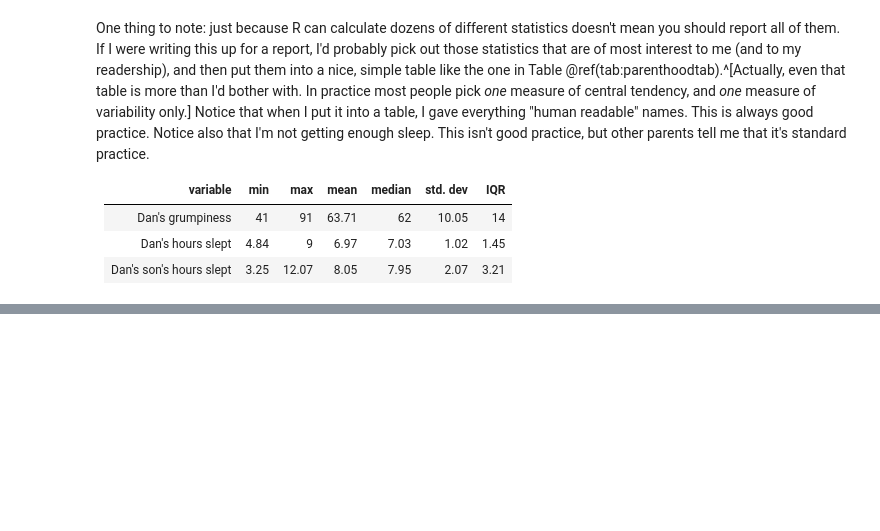
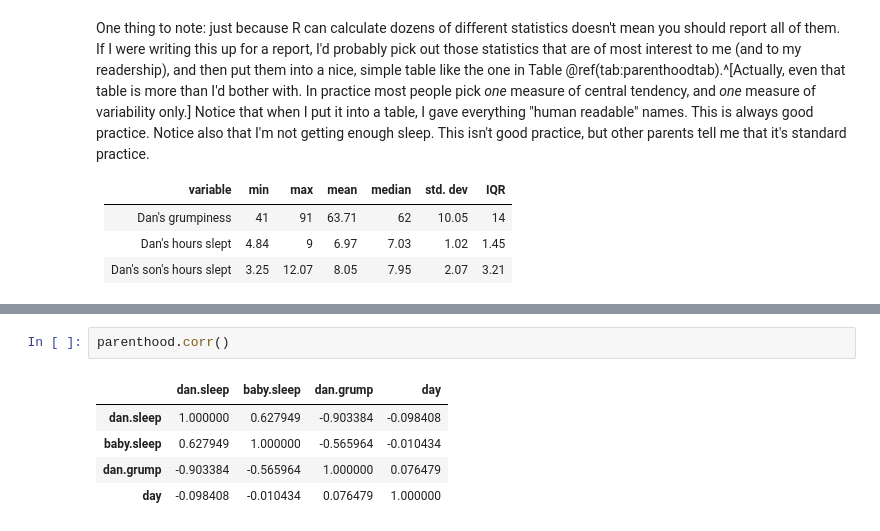
Before and after one commit to ethanweed/pythonbook, a Jupyter notebook: Chapters/03.05-descriptives.ipynb, the cells around one changed output, grey strips where cells are left out. Drawn from its saved outputs; the diff is of its cells as text; blank space fills up the shorter version.

```diff
--- a/Chapters/03.05-descriptives.ipynb
+++ b/Chapters/03.05-descriptives.ipynb
@@ -1362,0 +939,8 @@ Thus it is no small thing to say that the first task of the statistician and the
+# %%
+parenthood.corr()
+# %% [output]
+|  | dan.sleep | baby.sleep | dan.grump | day |
+| dan.sleep | 1.000000 | 0.627949 | -0.903384 | -0.098408 |
+| baby.sleep | 0.627949 | 1.000000 | -0.565964 | -0.010434 |
+| dan.grump | -0.903384 | -0.565964 | 1.000000 | 0.076479 |
+| day | -0.098408 | -0.010434 | 0.076479 | 1.000000 |
```
Also changed, not shown: parts of 13 cells of this notebook, 2 other files.
